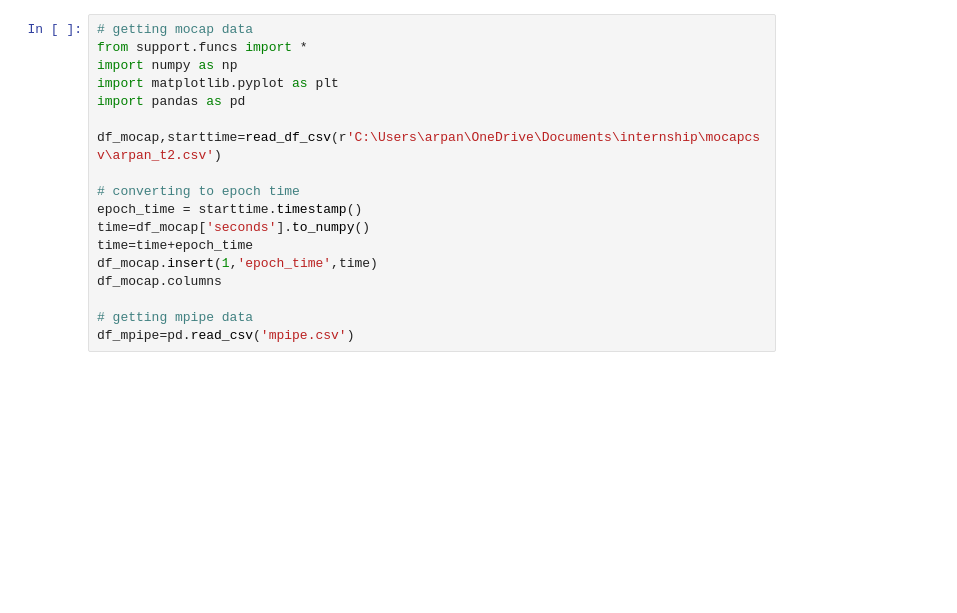
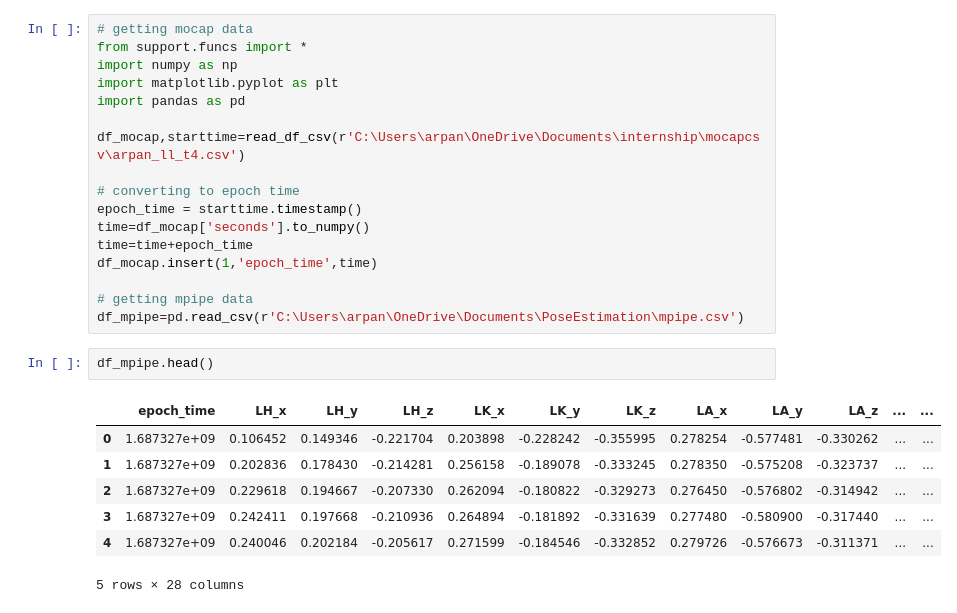
Before and after one commit to ArpanJohn/PoseEstimation, a Jupyter notebook: lowerbody/4.angles copy.ipynb, the cells around one changed output. Saved outputs shown, nothing was run; the diff lists cells and outputs as text; blank space fills up the shorter version.

```diff
--- a/lowerbody/4.angles copy.ipynb
+++ b/lowerbody/4.angles copy.ipynb
@@ -5,14 +5,23 @@ import numpy as np
 import matplotlib.pyplot as plt
 import pandas as pd
 
-df_mocap,starttime=read_df_csv(r'C:\Users\arpan\OneDrive\Documents\internship\mocapcsv\arpan_t2.csv')
+df_mocap,starttime=read_df_csv(r'C:\Users\arpan\OneDrive\Documents\internship\mocapcsv\arpan_ll_t4.csv')
 
 # converting to epoch time
 epoch_time = starttime.timestamp()
 time=df_mocap['seconds'].to_numpy()
 time=time+epoch_time
 df_mocap.insert(1,'epoch_time',time)
-df_mocap.columns
 
 # getting mpipe data
-df_mpipe=pd.read_csv('mpipe.csv')
+df_mpipe=pd.read_csv(r'C:\Users\arpan\OneDrive\Documents\PoseEstimation\mpipe.csv')
+# %%
+df_mpipe.head()
+# %% [output]
+|  | epoch_time | LH_x | LH_y | LH_z | LK_x | LK_y | LK_z | LA_x | LA_y | LA_z | ... | ... |
+| 0 | 1.687327e+09 | 0.106452 | 0.149346 | -0.221704 | 0.203898 | -0.228242 | -0.355995 | 0.278254 | -0.577481 | -0.330262 | ... | ... |
+| 1 | 1.687327e+09 | 0.202836 | 0.178430 | -0.214281 | 0.256158 | -0.189078 | -0.333245 | 0.278350 | -0.575208 | -0.323737 | ... | ... |
+| 2 | 1.687327e+09 | 0.229618 | 0.194667 | -0.207330 | 0.262094 | -0.180822 | -0.329273 | 0.276450 | -0.576802 | -0.314942 | ... | ... |
+| 3 | 1.687327e+09 | 0.242411 | 0.197668 | -0.210936 | 0.264894 | -0.181892 | -0.331639 | 0.277480 | -0.580900 | -0.317440 | ... | ... |
+| 4 | 1.687327e+09 | 0.240046 | 0.202184 | -0.205617 | 0.271599 | -0.184546 | -0.332852 | 0.279726 | -0.576673 | -0.311371 | ... | ... |
+5 rows × 28 columns
```
Also changed, not shown: parts of 10 cells of this notebook, 8 other files.
